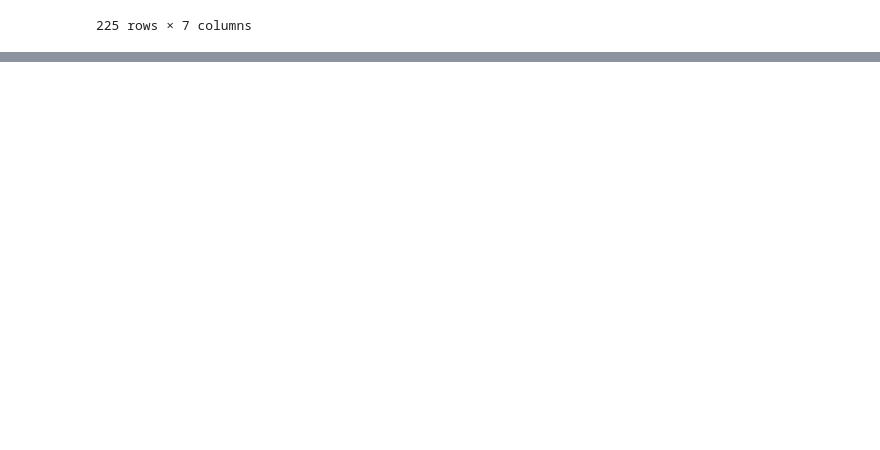
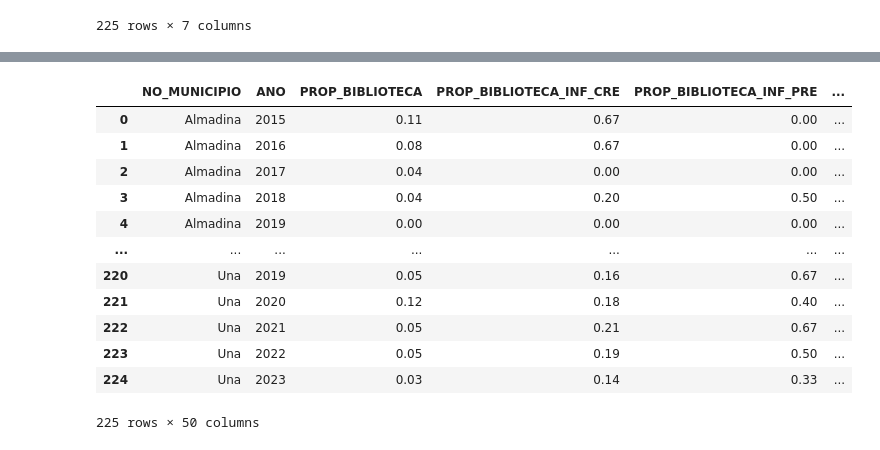
Before and after one commit to matheusssilva991/tj_educacao, a Jupyter notebook: src/tmp.ipynb, the cells around one changed output, grey strips where cells are left out. Cells and saved outputs as stored; diff of their text form; code cells hidden in the pictures; blank space fills up the shorter version.

Commit message:
feat: add dados infraestrutura

```diff
--- a/src/tmp.ipynb
+++ b/src/tmp.ipynb
@@ -351,0 +353,56 @@ df_mat_pre
+# %%
+general_columns_prop = ['BIBLIOTECA', 'LIXO_SERVICO_COLETA', 'REFEITORIO',
+                        'COZINHA', 'PARQUE_INFANTIL', 'QUADRA_ESPORTES', 'SALA_DIRETORIA',
+                        'BIBLIOTECA_SALA_LEITURA', 'SALA_PROFESSOR', 'ENERGIA_INEXISTENTE',
+                        "AGUA_INEXISTENTE", "ESGOTO_INEXISTENTE"]
+
+for column in general_columns_prop:
+    df_infra[f'PROP_{column}'] = get_prop_columns(df_infra, f'IN_{column}', 'QT_ESC')
+    df_infra[f'PROP_{column}_INF_CRE'] = get_prop_columns(df_infra, f'IN_{column}', 'QT_ESC_INF_CRE')
+    df_infra[f'PROP_{column}_INF_PRE'] = get_prop_columns(df_infra, f'IN_{column}', 'QT_ESC_INF_PRE')
+
+    columns_to_drop += [f'IN_{column}']
+
+for water_quality in water_qualities:
+    df_infra[f'PROP_AGUA_{water_quality}'] = get_prop_columns(
+        df_infra,f'IN_AGUA_{water_quality}', 'QT_ESC'
+        )
+    df_infra[f'PROP_AGUA_{water_quality}_INF_CRE'] = get_prop_columns(
+        df_infra, f'IN_AGUA_{water_quality}_CRE', 'QT_ESC_INF_PRE'
+        )
+    df_infra[f'PROP_AGUA_{water_quality}_INF_PRE'] = get_prop_columns(
+        df_infra, f'IN_AGUA_{water_quality}_PRE', 'QT_ESC_INF_CRE'
+        )
+
+    columns_to_drop += [f'IN_AGUA_{water_quality}_CRE', f'IN_AGUA_{water_quality}_PRE']
+
+for bathroom_type in bathroom_types:
+    df_infra[f'PROP_BANHEIRO_{bathroom_type}'] = get_prop_columns(
+        df_infra,f'IN_BANHEIRO_{bathroom_type}', 'QT_ESC'
+        )
+    df_infra[f'PROP_BANHEIRO_{bathroom_type}_INF_CRE'] = get_prop_columns(
+        df_infra, f'IN_BANHEIRO_{bathroom_type}_CRE', 'QT_ESC_INF_PRE'
+        )
+    df_infra[f'PROP_BANHEIRO_{bathroom_type}_INF_PRE'] = get_prop_columns(
+        df_infra, f'IN_BANHEIRO_{bathroom_type}_PRE', 'QT_ESC_INF_CRE'
+        )
+
+    columns_to_drop += [f'IN_BANHEIRO_{bathroom_type}_CRE', f'IN_BANHEIRO_{bathroom_type}_PRE']
+
+df_infra.drop(columns=columns_to_drop, inplace=True)
+
+df_infra
+# %% [output]
+|  | NO_MUNICIPIO | ANO | PROP_BIBLIOTECA | PROP_BIBLIOTECA_INF_CRE | PROP_BIBLIOTECA_INF_PRE | ... |
+| 0 | Almadina | 2015 | 0.11 | 0.67 | 0.00 | ... |
+| 1 | Almadina | 2016 | 0.08 | 0.67 | 0.00 | ... |
+| 2 | Almadina | 2017 | 0.04 | 0.00 | 0.00 | ... |
+| 3 | Almadina | 2018 | 0.04 | 0.20 | 0.50 | ... |
+| 4 | Almadina | 2019 | 0.00 | 0.00 | 0.00 | ... |
+| ... | ... | ... | ... | ... | ... | ... |
+| 220 | Una | 2019 | 0.05 | 0.16 | 0.67 | ... |
+| 221 | Una | 2020 | 0.12 | 0.18 | 0.40 | ... |
+| 222 | Una | 2021 | 0.05 | 0.21 | 0.67 | ... |
+| 223 | Una | 2022 | 0.05 | 0.19 | 0.50 | ... |
+| 224 | Una | 2023 | 0.03 | 0.14 | 0.33 | ... |
+225 rows × 50 columns
```
Also changed, not shown: parts of 9 cells of this notebook, 2 other files.
